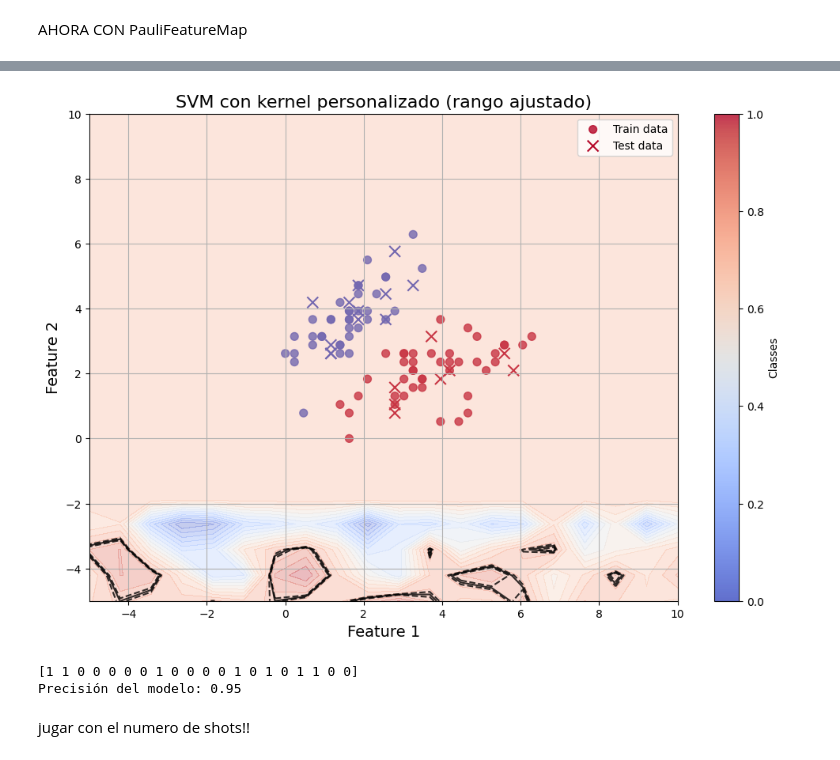
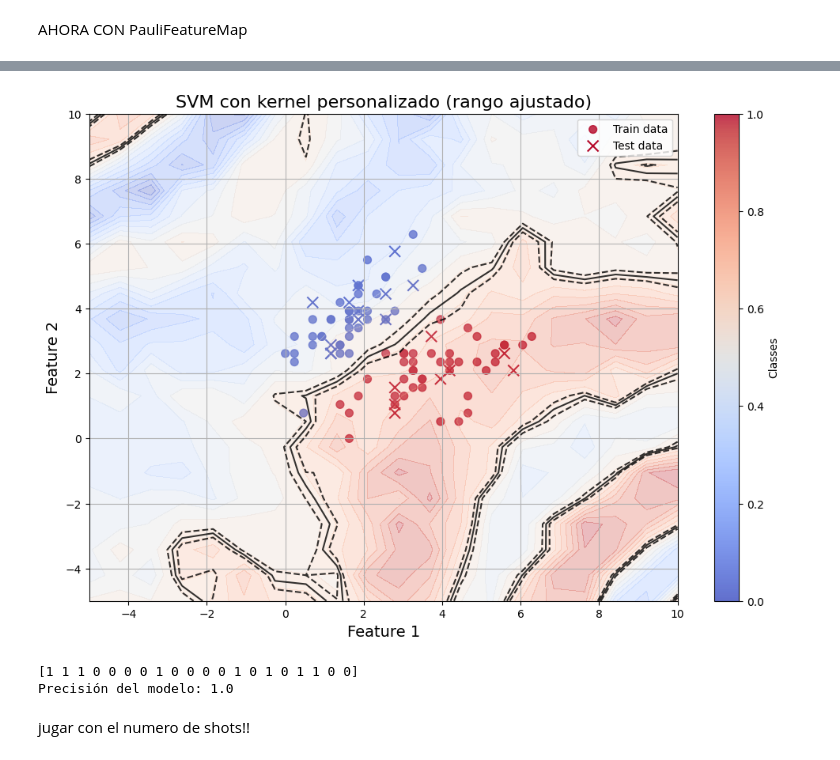
Before and after one commit to 9105507/Quantum2024_CUATRI_1, a Jupyter notebook: qiskitclassicsvm.ipynb, the cells around one changed output, grey strips where cells are left out. Drawn from its saved outputs; the diff is of its cells as text; code cells hidden in the pictures.

Commit message:
Arreglar grafica

```diff
--- a/qiskitclassicsvm.ipynb
+++ b/qiskitclassicsvm.ipynb
@@ -839,6 +839,26 @@ def kernel_personalizado_train(X, Y):
 kernel_pers = kernel_personalizado_train(X_train, X_train)
 # print(kernel_pers)
 
+def kernel_personalizado_test(X, Y):
+    # Inicializar la matriz del kernel
+    kernel_matrix = np.zeros((X.shape[0], Y.shape[0]))
+    circuit = create_quantum_circuit(X.shape[1], 0.2, 1)
+    aer_sim = AerSimulator()
+    with Session(backend=aer_sim) as session:
+        sampler = SamplerV2(mode=session)
+        for i in range(X.shape[0]):
+            for j in range(Y.shape[0]):
+                params = list(X[i]) + list(Y[j])
+                result = sampler.run([(circuit, np.array(params))]).result()
+                # Obtener el conteo de resultados de medición
+                counts = result[0].data.meas.get_counts()
+                # Calcular la probabilidad del estado |00...0>
+                state_key = '0' * X.shape[1]  # Estado objetivo
+                prob = counts.get(state_key, 0) / sum(counts.values())  # Probabilidad del estado objetivo
+                # Calcular el producto interno entre las transformaciones de x e y
+                kernel_matrix[i, j] = prob
+    return kernel_matrix
+
 # Entrenar SVM con kernel personalizado precomputado
 svm_personalizado = svm.SVC(kernel='precomputed', C=100)
 svm_personalizado.fit(kernel_pers, y_train[:100])
@@ -856,68 +876,48 @@ def graficar_clasificacion(modelo, X, y, X_test, y_test, titulo, kernel_fn):
     x_min, x_max = -5, 10
     y_min, y_max = -5, 10
 
     # Crear una malla para el contorno de decisión
     xx, yy = np.meshgrid(np.linspace(x_min, x_max, 20), np.linspace(y_min, y_max, 20))
 
     # Precomputar el kernel para la malla
     X_mesh = np.c_[xx.ravel(), yy.ravel()]
     kernel_mesh = kernel_fn(X_mesh, X)
 
     Z = modelo.decision_function(kernel_mesh)
     Z = Z.reshape(xx.shape)
 
     # Dibujar el contorno y los márgenes
     plt.contourf(xx, yy, Z, alpha=0.3, levels=np.linspace(Z.min(), Z.max(), 20), cmap='coolwarm')
     plt.contour(xx, yy, Z, colors='k', levels=[-1, 0, 1], alpha=0.8, linestyles=['--', '-', '--'])
 
     # Mejorar la visualización
     plt.xlim(x_min, x_max)
     plt.ylim(y_min, y_max)
     plt.colorbar(scatter_train, label='Classes')
     plt.title(titulo, fontsize=16)
     plt.xlabel('Feature 1', fontsize=14)
     plt.ylabel('Feature 2', fontsize=14)
     plt.legend()
     plt.grid()
     plt.show()
 
 # Graficar la clasificación para el kernel personalizado con límites ajustados
-graficar_clasificacion(svm_personalizado, X_train, y_train[:100], X_test, y_test[:100], "SVM con kernel personalizado (rango ajustado)", kernel_personalizado_train)
+graficar_clasificacion(svm_personalizado, X_train, y_train[:100], X_test, y_test[:100], "SVM con kernel personalizado (rango ajustado)", kernel_personalizado_test)
 # %% [output]
-[figure, old version]
+[figure, new version]
-# %%
-def kernel_personalizado_test(X, Y):
-    # Inicializar la matriz del kernel
-    kernel_matrix = np.zeros((X.shape[0], Y.shape[0]))
-    circuit = create_quantum_circuit(X.shape[1], 0.2, 1)
-    aer_sim = AerSimulator()
-    with Session(backend=aer_sim) as session:
-        sampler = SamplerV2(mode=session)
-        for i in range(X.shape[0]):
-            for j in range(Y.shape[0]):
-                params = list(X[i]) + list(Y[j])
-                result = sampler.run([(circuit, np.array(params))]).result()
-                # Obtener el conteo de resultados de medición
-                counts = result[0].data.meas.get_counts()
-                # Calcular la probabilidad del estado |00...0>
-                state_key = '0' * X.shape[1]  # Estado objetivo
-                prob = counts.get(state_key, 0) / sum(counts.values())  # Probabilidad del estado objetivo
-                # Calcular el producto interno entre las transformaciones de x e y
-                kernel_matrix[i, j] = prob
-    return kernel_matrix
-
-# Precomputar los kernels para el conjunto de prueba
-kernel_pers_test = kernel_personalizado_test(X_test, X_train)
-
-# Hacer predicciones
-predicciones = svm_personalizado.predict(kernel_pers_test)
-print(predicciones)
-# Calcular la precisión
-precision = np.sum(predicciones == y_test) / len(predicciones)
-print("Precisión del modelo:", precision)
-# %% [output]
-[1 1 0 0 0 0 0 1 0 0 0 0 1 0 1 0 1 1 0 0]
-Precisión del modelo: 0.95
+# %%
+# Precomputar los kernels para el conjunto de prueba
+kernel_pers_test = kernel_personalizado_test(X_test, X_train)
+
+# Hacer predicciones
+predicciones = svm_personalizado.predict(kernel_pers_test)
+print(predicciones)
+# Calcular la precisión
+precision = np.sum(predicciones == y_test) / len(predicciones)
+print("Precisión del modelo:", precision)
+# %% [output]
+[1 1 1 0 0 0 0 1 0 0 0 0 1 0 1 0 1 1 0 0]
+Precisión del modelo: 1.0
 # %% [markdown]
 jugar con el numero de shots!!
 # %% [markdown]
```
Also changed, not shown: parts of 1 cell of this notebook.
